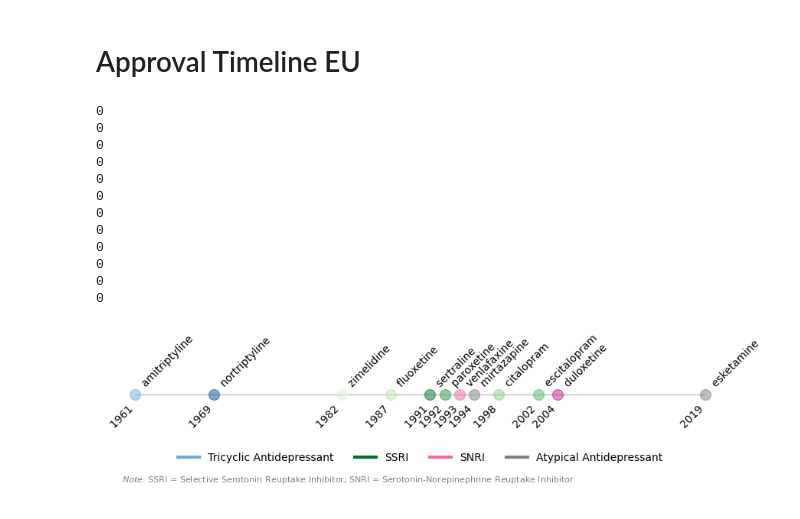
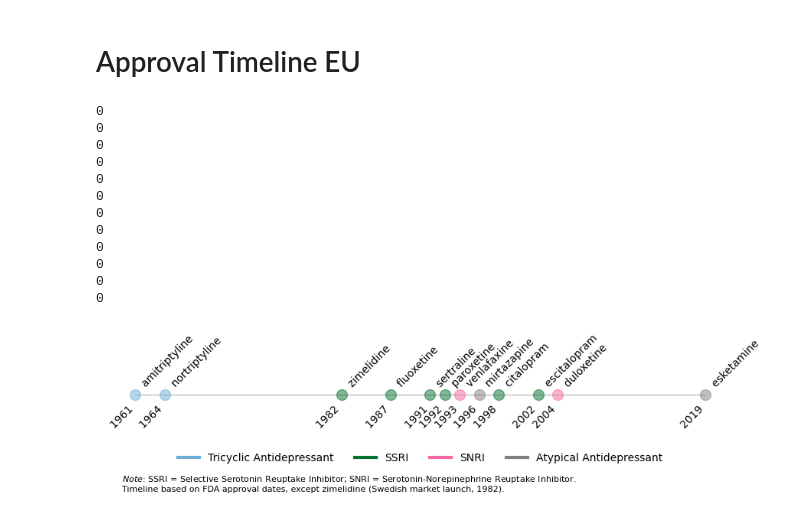
Before and after one commit to jarolim14/SSRI-Evolution, a Jupyter notebook: notebooks/00-Introduction.ipynb, the cells around one changed output. Cells and saved outputs as stored; diff of their text form; code cells hidden in the pictures.

```diff
--- a/notebooks/00-Introduction.ipynb
+++ b/notebooks/00-Introduction.ipynb
@@ -273,16 +273,17 @@ from datetime import datetime
 import seaborn as sns
 # %%
 # Antidepressant Approval Data
-# Data validated against FDA approval records
+# Data validated against FDA and European regulatory approval records
+# Key corrections: nortriptyline 1964 (not 1969), mirtazapine 1996 FDA approval
 # Classes standardized to match Table 1.1 from the research paper
 
 data = {
     "dates": [
         # Tricyclics (TCAs)
-        "1961-07-31",  # amitriptyline - approximate, pre-1962 approval
-        "1969-03-17",  # nortriptyline - approximate
+        "1961-04-07",  # amitriptyline - FDA approved April 7, 1961
+        "1964-06-15",  # nortriptyline - FDA approved 1964 (corrected from 1969)
         # SSRIs
-        "1982-03-01",  # zimelidine (Zelmid) - launched in Europe March 1982
+        "1982-03-01",  # zimelidine (Zelmid) - launched in Sweden March 1982, never FDA approved
         "1987-12-29",  # fluoxetine (Prozac) - FDA approved Dec 29, 1987
         "1991-12-30",  # sertraline (Zoloft) - FDA approved Dec 30, 1991
         "1992-12-29",  # paroxetine (Paxil) - FDA approved Dec 29, 1992
@@ -292,7 +293,7 @@ data = {
         "1993-12-28",  # venlafaxine (Effexor) - FDA approved Dec 28, 1993
         "2004-08-03",  # duloxetine (Cymbalta) - FDA approved Aug 3, 2004
         # Atypicals/Other
-        "1994-09-01",  # mirtazapine (Remeron) - approximate
+        "1996-06-14",  # mirtazapine (Remeron) - FDA approved June 14, 1996 (corrected from 1994)
         "2019-03-05",  # esketamine (Spravato) - FDA approved Mar 5, 2019
     ],
     "ADs": [
@@ -334,22 +335,23 @@ data = {
     "colors": [
         # Tricyclics - blue shades
         "#6baed6",  # amitriptyline
-        "#08519c",  # nortriptyline
-        # SSRIs - green shades (lighter to darker)
-        "#e1f3dc",  # zimelidine (1982) - lightest
-        "#bce4b5",  # fluoxetine (1987)
+        "#6baed6",  # nortriptyline
+        # SSRIs - green shades
+        "#05712f",  # zimelidine (1982)
+        "#05712f",  # fluoxetine (1987)
         "#05712f",  # sertraline (1991)
-        "#2c944c",  # paroxetine (1992)
-        "#8ed08b",  # citalopram (1998)
-        "#56b567",  # escitalopram (2002)
+        "#05712f",  # paroxetine (1992)
+        "#05712f",  # citalopram (1998)
+        "#05712f",  # escitalopram (2002)
         # SNRIs - pink/magenta shades
         "#f768a1",  # venlafaxine (1993)
-        "#c51b8a",  # duloxetine (2004)
+        "#f768a1",  # duloxetine (2004)
         # Atypicals - grey
-        "#808080",  # mirtazapine (1994)
+        "#808080",  # mirtazapine (1996)
         "#808080",  # esketamine (2019)
     ],
 }
+
 # Create a DataFrame
 df = pd.DataFrame(data)
 
@@ -450,34 +452,36 @@ plt.legend(
     borderaxespad=0.0,
     ncol=4,
     frameon=False,
 )
 
 plt.figtext(
     0.05,
-    0.01,
-    r"$\it{Note}$: SSRI = Selective Serotonin Reuptake Inhibitor; SNRI = Serotonin-Norepinephrine Reuptake Inhibitor.",
+    -0.05,
+    r"$\it{Note}$: SSRI = Selective Serotonin Reuptake Inhibitor; SNRI = Serotonin-Norepinephrine Reuptake Inhibitor."
+    + "\n"
+    + "Timeline based on FDA approval dates, except zimelidine (Swedish market launch, 1982).",
     # ha="left",
     fontsize=8,
-    color="gray",
+    # color="gray",
 )
 
 
 # Show plot
 plt.tight_layout()
 plt.savefig("../output/figures/approval_timeline_EU.png", dpi=300)
 
 plt.show()
 # %% [output]
 0
 0
 0
 0
 0
 0
 0
 0
 0
 0
 0
 0
-[figure, old version]
+[figure, new version]
```
Also changed, not shown: 2 other files.
